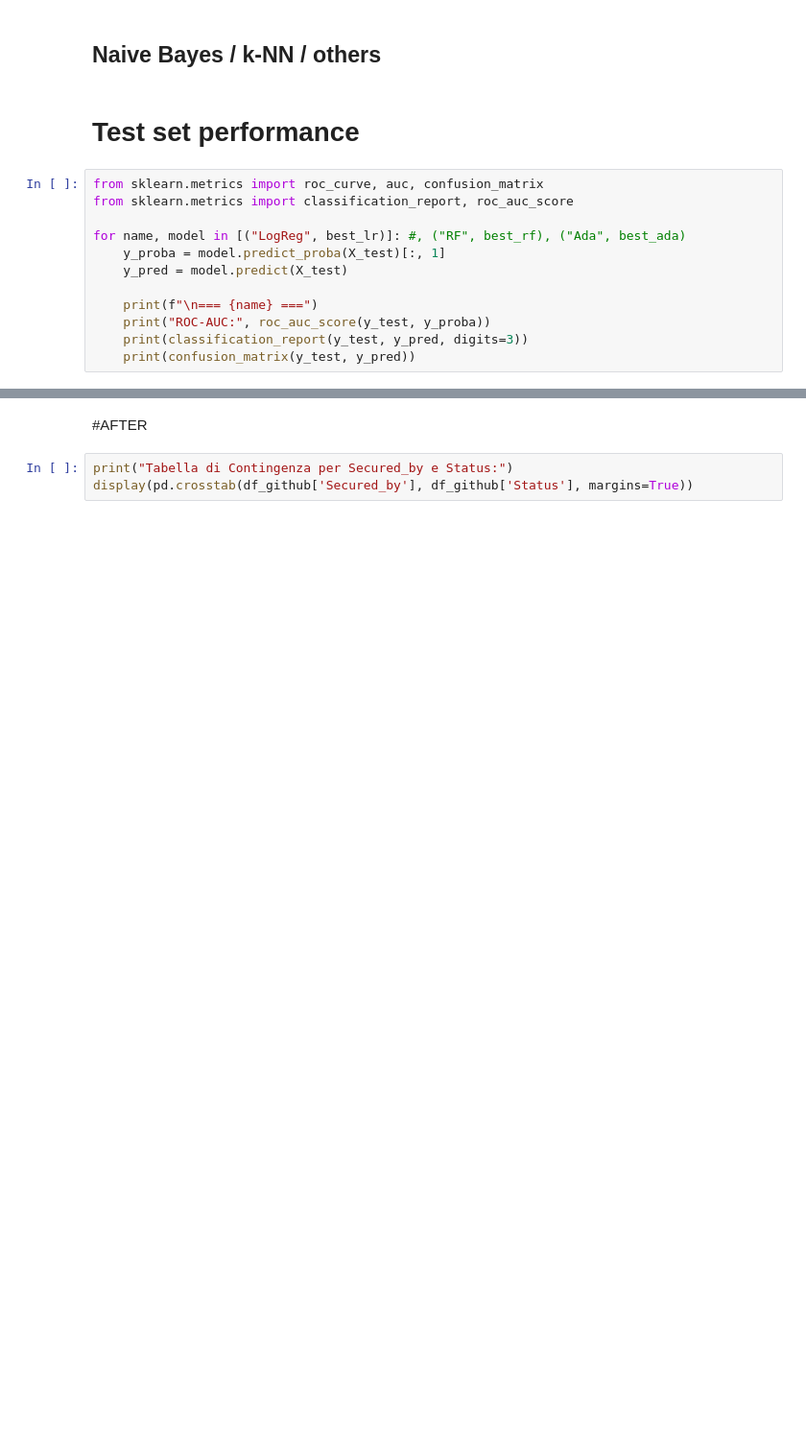
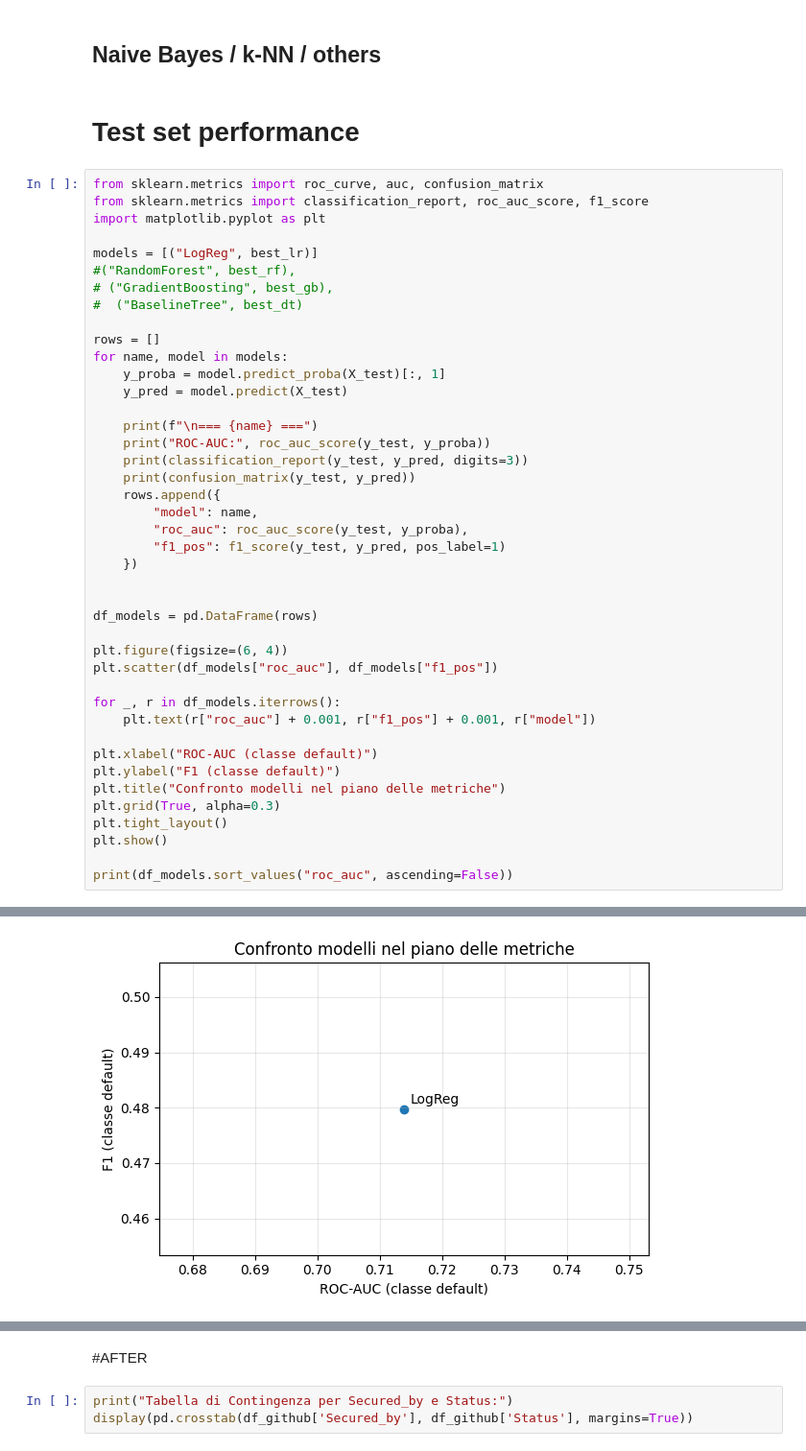
Before and after one commit to marcolari06-maker/loan-default-prediction, a Jupyter notebook: LDP_DMML.ipynb, the cells around one changed output, grey strips where cells are left out. Shown at 96% size. Cells and saved outputs as stored; diff of their text form; blank space fills up the shorter version.

```diff
--- a/LDP_DMML.ipynb
+++ b/LDP_DMML.ipynb
@@ -962,27 +964,58 @@ pipe_rf = ImbPipeline(steps=[
 # Test set performance
 # %%
 from sklearn.metrics import roc_curve, auc, confusion_matrix
-from sklearn.metrics import classification_report, roc_auc_score
+from sklearn.metrics import classification_report, roc_auc_score, f1_score
+import matplotlib.pyplot as plt
 
-for name, model in [("LogReg", best_lr)]: #, ("RF", best_rf), ("Ada", best_ada)
+models = [("LogReg", best_lr)]
+#("RandomForest", best_rf),
+# ("GradientBoosting", best_gb),
+#  ("BaselineTree", best_dt)
+
+rows = []
+for name, model in models:
     y_proba = model.predict_proba(X_test)[:, 1]
     y_pred = model.predict(X_test)
 
     print(f"\n=== {name} ===")
     print("ROC-AUC:", roc_auc_score(y_test, y_proba))
     print(classification_report(y_test, y_pred, digits=3))
     print(confusion_matrix(y_test, y_pred))
+    rows.append({
+        "model": name,
+        "roc_auc": roc_auc_score(y_test, y_proba),
+        "f1_pos": f1_score(y_test, y_pred, pos_label=1)
+    })
+
+
+df_models = pd.DataFrame(rows)
+
+plt.figure(figsize=(6, 4))
+plt.scatter(df_models["roc_auc"], df_models["f1_pos"])
+
+for _, r in df_models.iterrows():
+    plt.text(r["roc_auc"] + 0.001, r["f1_pos"] + 0.001, r["model"])
+
+plt.xlabel("ROC-AUC (classe default)")
+plt.ylabel("F1 (classe default)")
+plt.title("Confronto modelli nel piano delle metriche")
+plt.grid(True, alpha=0.3)
+plt.tight_layout()
+plt.show()
+
+print(df_models.sort_values("roc_auc", ascending=False))
 # %% [output]
 === LogReg ===
 ROC-AUC: 0.7138863921113336
               precision    recall  f1-score   support
 
            0      0.849     0.672     0.751     22406
            1      0.386     0.633     0.480      7288
 
     accuracy                          0.663     29694
    macro avg      0.618     0.653     0.615     29694
 weighted avg      0.736     0.663     0.684     29694
 
 [[15068  7338]
  [ 2672  4616]]
+[figure, added]
```
Also changed, not shown: parts of 2 cells of this notebook.
